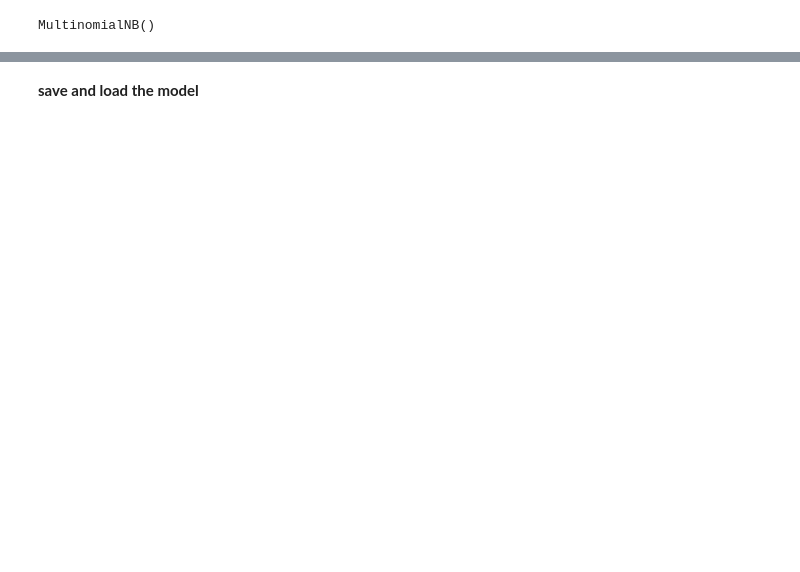
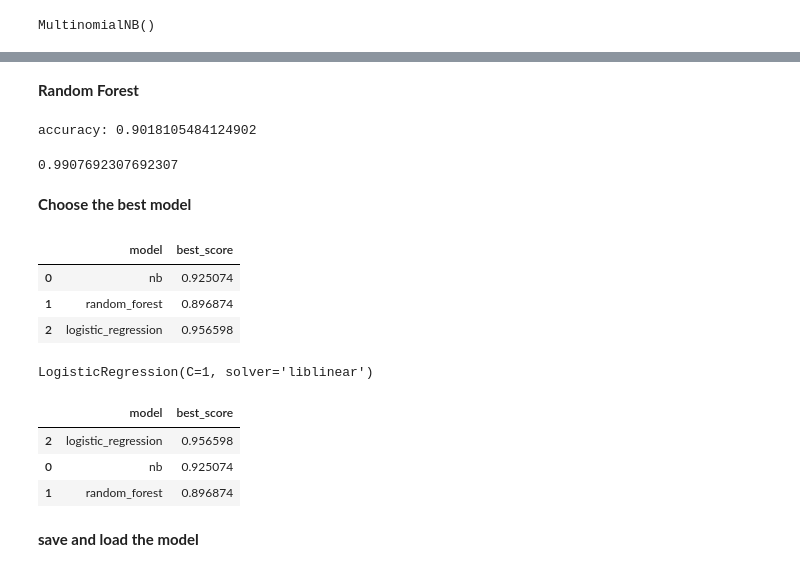
Before and after one commit to ORIGINAAAL/WANLP, a Jupyter notebook: articles_category_predection_model.ipynb, the cells around one changed output, grey strips where cells are left out. Drawn from its saved outputs; the diff is of its cells as text; code cells hidden in the pictures; blank space fills up the shorter version.

Commit message:
final training commit

```diff
--- a/articles_category_predection_model.ipynb
+++ b/articles_category_predection_model.ipynb
@@ -197,3 +319,81 @@ accuracy: 0.9905641025641025
+# %% [markdown]
+**Random Forest**
+# %%
+rf_pred = rf_model.predict(X_test_counts)
+rf_acc = accuracy_score(y_test, rf_pred)
+print("accuracy:", rf_acc)
+# %% [output]
+accuracy: 0.9018105484124902
+# %%
+from sklearn.model_selection import cross_val_score
+nb_score = max(cross_val_score(nb_model, X_train_count,y_train))
+print(nb_score)
+# %% [output]
+0.9907692307692307
+# %% [markdown]
+**Choose the best model**
+# %%
+from sklearn.linear_model import LogisticRegression
+
+model_params = {
+    'nb': {
+        'model': MultinomialNB(),
+        'params' : {
+        }
+    },
+    'decesion_tree': {
+        'model': tree.DecisionTreeClassifier(),
+        'params' : {
+
+        }
+    },
+    'logistic_regression' : {
+        'model': LogisticRegression(solver='liblinear',multi_class='auto'),
+        'params': {
+            'C': [1,5,10]
+        }
+    },
+    'random_forest': {
+        'model': RandomForestClassifier(),
+        'params' : {
+            'n_estimators': [1,5,10,20]
+        }
+    }
+}
+# %%
+from sklearn.model_selection import GridSearchCV
+
+scores = []
+
+for model_name, mp in model_params.items():
+    clf =  GridSearchCV(mp['model'], mp['params'], cv=5, return_train_score=False)
+    clf.fit(X_train_count, y_train)
+    scores.append({
+        'model': model_name,
+        'best_score': clf.best_score_,
+        'best_params': clf.best_params_
+    })
+
+df_best_model = pd.DataFrame(scores,columns=['model','best_score'])
+df_best_model
+# %% [output]
+|  | model | best_score |
+| 0 | nb | 0.925074 |
+| 1 | random_forest | 0.896874 |
+| 2 | logistic_regression | 0.956598 |
+# %%
+best_model = clf.best_estimator_
+best_model
+# %% [output]
+LogisticRegression(C=1, solver='liblinear')
+# %%
+df_best_model = pd.DataFrame(scores,columns=['model','best_score']).sort_values(by='best_score', ascending=False)
+df_best_model
+# %% [output]
+|  | model | best_score |
+| 2 | logistic_regression | 0.956598 |
+| 0 | nb | 0.925074 |
+| 1 | random_forest | 0.896874 |
 # %% [markdown]
 **save and load the model**
 # %%
```
Also changed, not shown: parts of 43 cells of this notebook, 11 other files.
